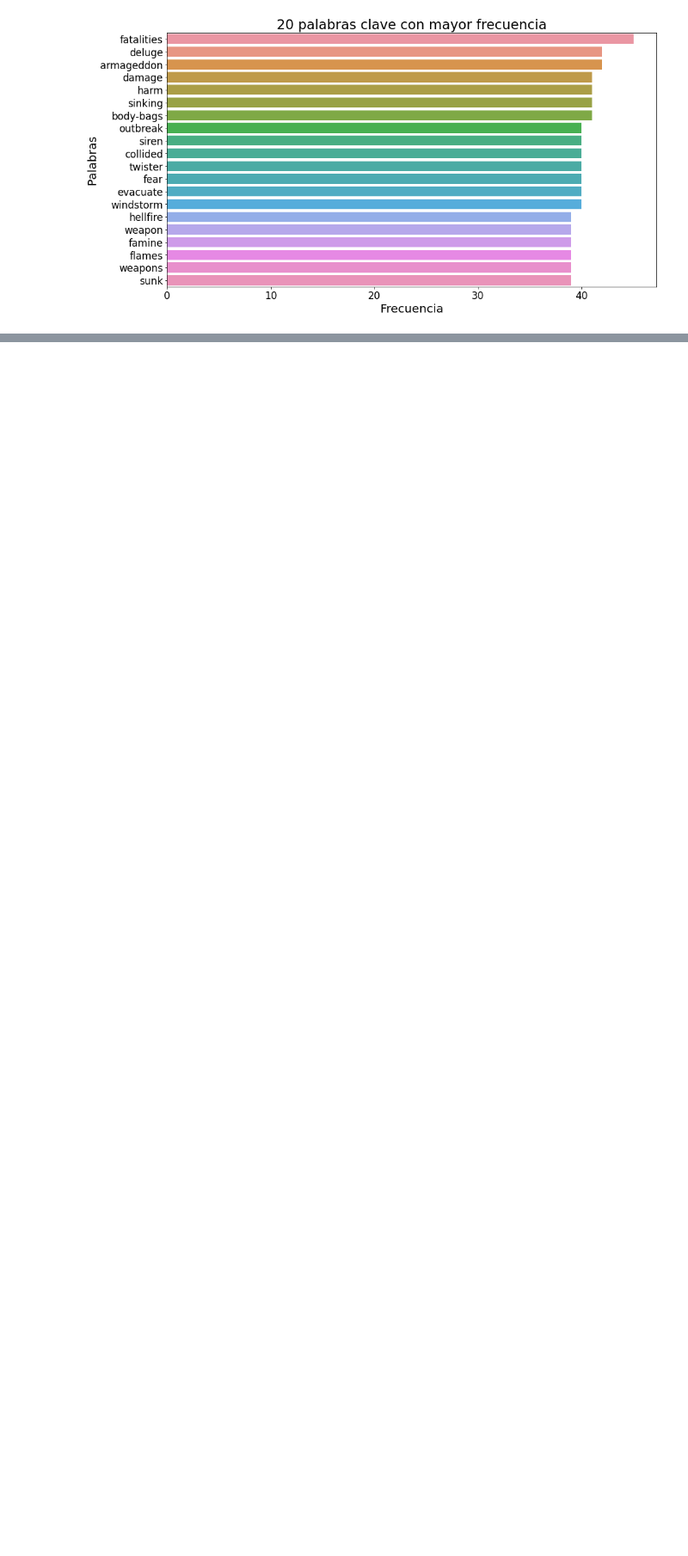
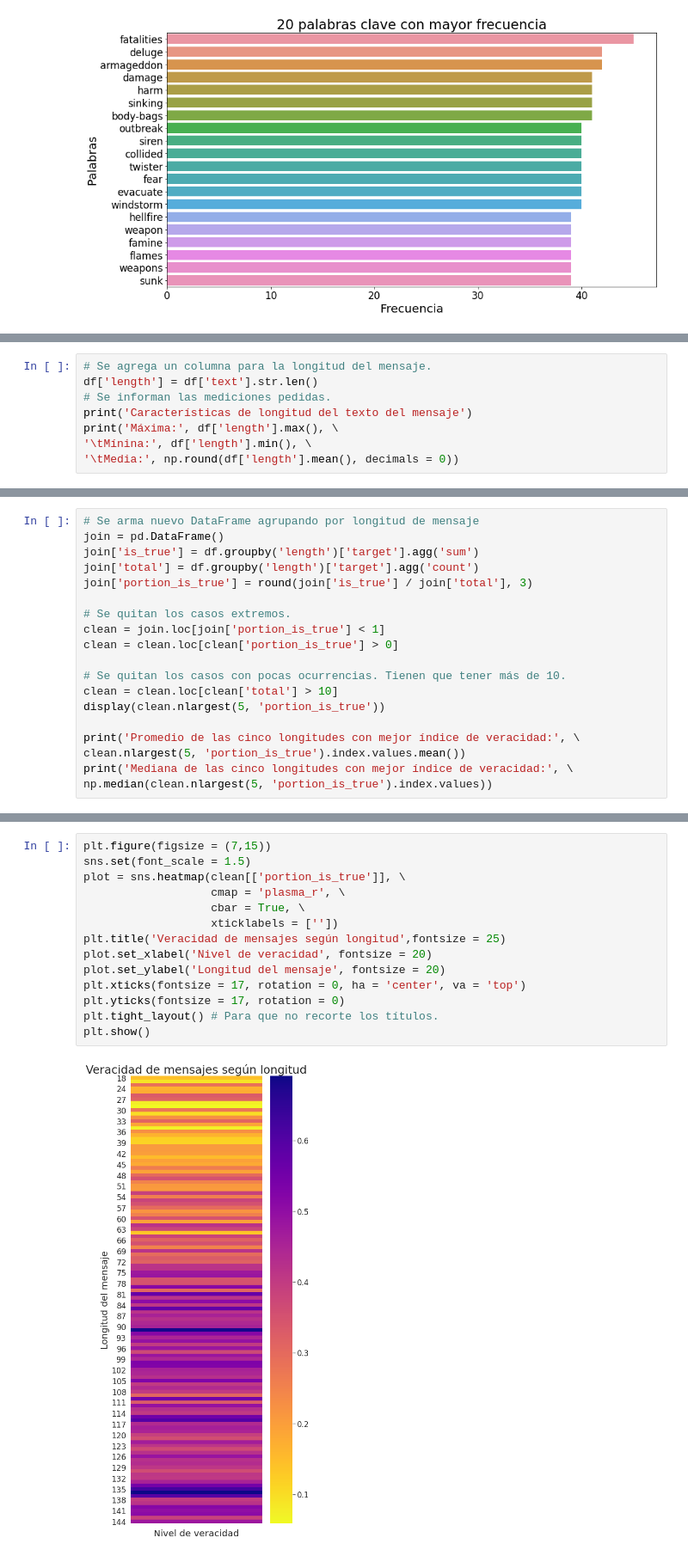
Before and after one commit to ffelfis/Orga_Datos_TPs, a Jupyter notebook: TP1/tweets.ipynb, the cells around one changed output, grey strips where cells are left out. Shown at 86% size. Drawn from its saved outputs; the diff is of its cells as text; blank space fills up the shorter version.

Commit message:
Se agregó el análisis de relación de la longitud del mensaje con la veracidad del mismo al notebook principal.

```diff
--- a/TP1/tweets.ipynb
+++ b/TP1/tweets.ipynb
@@ -1394,0 +1397,8 @@ plt.show()
+# %%
+# Se agrega un columna para la longitud del mensaje.
+df['length'] = df['text'].str.len()
+# Se informan las mediciones pedidas.
+print('Características de longitud del texto del mensaje')
+print('Máxima:', df['length'].max(), \
+'\tMínina:', df['length'].min(), \
+'\tMedia:', np.round(df['length'].mean(), decimals = 0))
@@ -1394,0 +1408,19 @@ plt.show()
+# %%
+# Se arma nuevo DataFrame agrupando por longitud de mensaje
+join = pd.DataFrame()
+join['is_true'] = df.groupby('length')['target'].agg('sum')
+join['total'] = df.groupby('length')['target'].agg('count')
+join['portion_is_true'] = round(join['is_true'] / join['total'], 3)
+
+# Se quitan los casos extremos.
+clean = join.loc[join['portion_is_true'] < 1]
+clean = clean.loc[clean['portion_is_true'] > 0]
+
+# Se quitan los casos con pocas ocurrencias. Tienen que tener más de 10.
+clean = clean.loc[clean['total'] > 10]
+display(clean.nlargest(5, 'portion_is_true'))
+
+print('Promedio de las cinco longitudes con mejor índice de veracidad:', \
+clean.nlargest(5, 'portion_is_true').index.values.mean())
+print('Mediana de las cinco longitudes con mejor índice de veracidad:', \
+np.median(clean.nlargest(5, 'portion_is_true').index.values))
@@ -1394,0 +1437,16 @@ plt.show()
+# %%
+plt.figure(figsize = (7,15))
+sns.set(font_scale = 1.5)
+plot = sns.heatmap(clean[['portion_is_true']], \
+                   cmap = 'plasma_r', \
+                   cbar = True, \
+                   xticklabels = [''])
+plt.title('Veracidad de mensajes según longitud',fontsize = 25)
+plot.set_xlabel('Nivel de veracidad', fontsize = 20)
+plot.set_ylabel('Longitud del mensaje', fontsize = 20)
+plt.xticks(fontsize = 17, rotation = 0, ha = 'center', va = 'top')
+plt.yticks(fontsize = 17, rotation = 0)
+plt.tight_layout() # Para que no recorte los títulos.
+plt.show()
+# %% [output]
+[figure, added]
```
Also changed, not shown: parts of 3 cells of this notebook.
